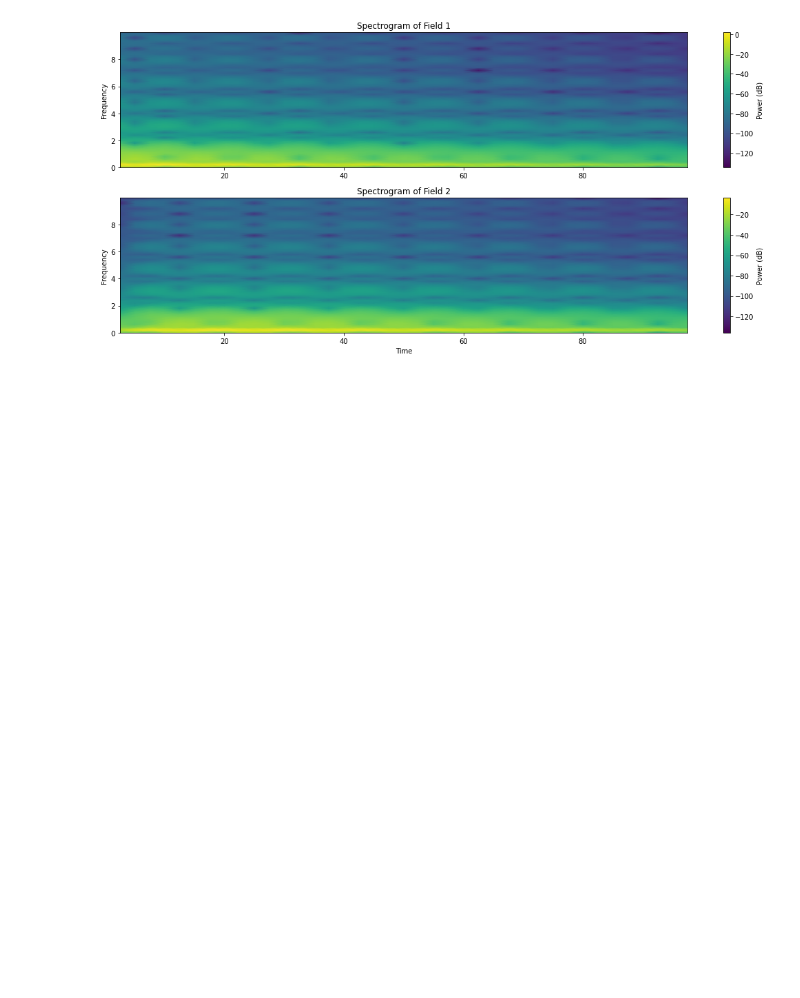
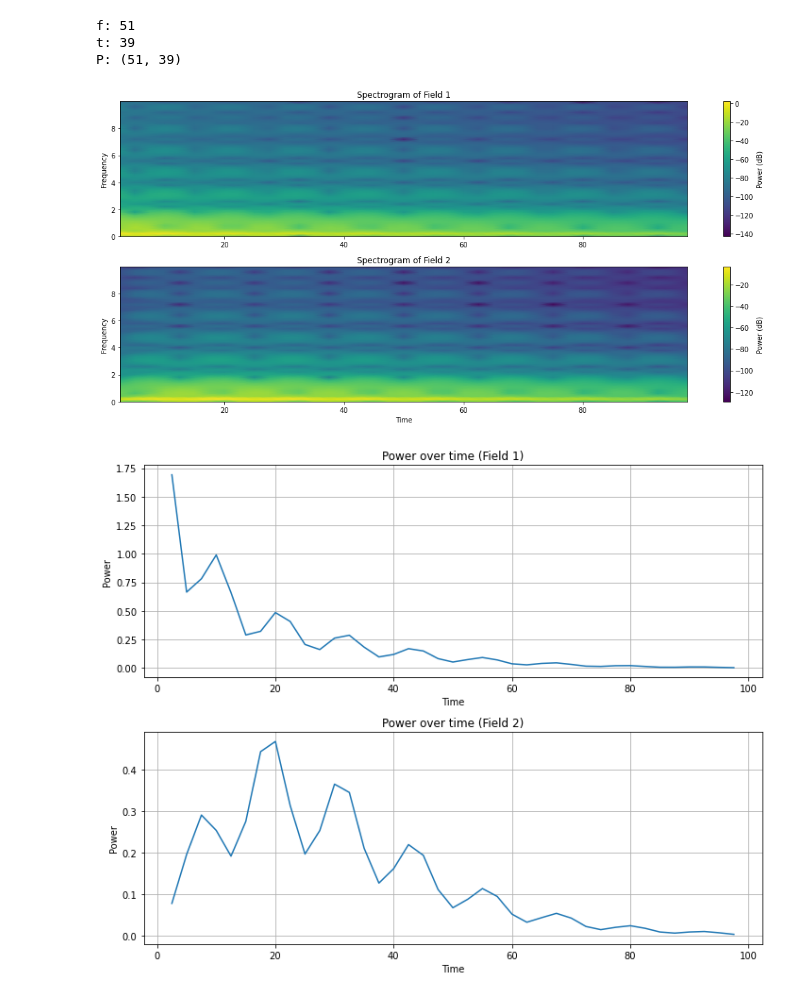
Before and after one commit to LoaneShark/pyAxiverse, a Jupyter notebook: coupled_oscillators.ipynb, the cells around one changed output. Drawn from its saved outputs; the diff is of its cells as text; code cells hidden in the pictures; blank space fills up the shorter version.

```diff
--- a/coupled_oscillators.ipynb
+++ b/coupled_oscillators.ipynb
@@ -12,7 +12,7 @@ omega_d = 2.0  # driving frequency
 g = 0.1        # coupling strength
 
 # initial conditions
-y0 = [0.0, 1.0, 0.0, 0.0]
+y0 = [0.1, 1.0, 0.1, 0.1]
 
 # time domain
 t_span = [0, 100]
@@ -31,6 +31,19 @@ sol = solve_ivp(oscillator, t_span, y0, t_eval=t)
 # compute the spectrogram of the solutions
 freqs1, times1, Sx1 = spectrogram(sol.y[0], fs=1/(t[1]-t[0]), nperseg=100, noverlap=50)
 freqs2, times2, Sx2 = spectrogram(sol.y[2], fs=1/(t[1]-t[0]), nperseg=100, noverlap=50)
+
+print("f: " + str(len(freqs1)))
+print("t: " + str(len(times1)))
+print("P: " + str(Sx1.shape))
+
+#power1 = [sum([p for f,Sf in zip(freqs1,Sx1)]) for t in times1]
+power1 = sum(Sxf for Sxf in Sx1)
+#power2 = [sum([p for f,Sf in zip(freqs2,Sx2)]) for t in times2]
+power2 = sum(Sxf for Sxf in Sx2)
+# %% [output]
+f: 51
+t: 39
+P: (51, 39)
 # %%
 # plot the spectrograms
 plt.figure(figsize=(15, 7))
@@ -51,4 +64,27 @@ plt.colorbar(label='Power (dB)')
 plt.tight_layout()
 plt.show()
 # %% [output]
-[figure, old version]
+[figure, new version]
+# %%
+# plot the total power over time
+plt.figure(figsize=(10, 8))
+
+plt.subplot(2, 1, 1)
+plt.plot(times1, power1)
+plt.title('Power over time (Field 1)')
+plt.xlabel('Time')
+plt.ylabel('Power')
+plt.grid()
+#plt.show()
+
+plt.subplot(2, 1, 2)
+plt.plot(times2, power2)
+plt.title('Power over time (Field 2)')
+plt.xlabel('Time')
+plt.ylabel('Power')
+plt.grid()
+
+plt.tight_layout()
+plt.show()
+# %% [output]
+[figure, added]
```
Also changed, not shown: 2 other files.
